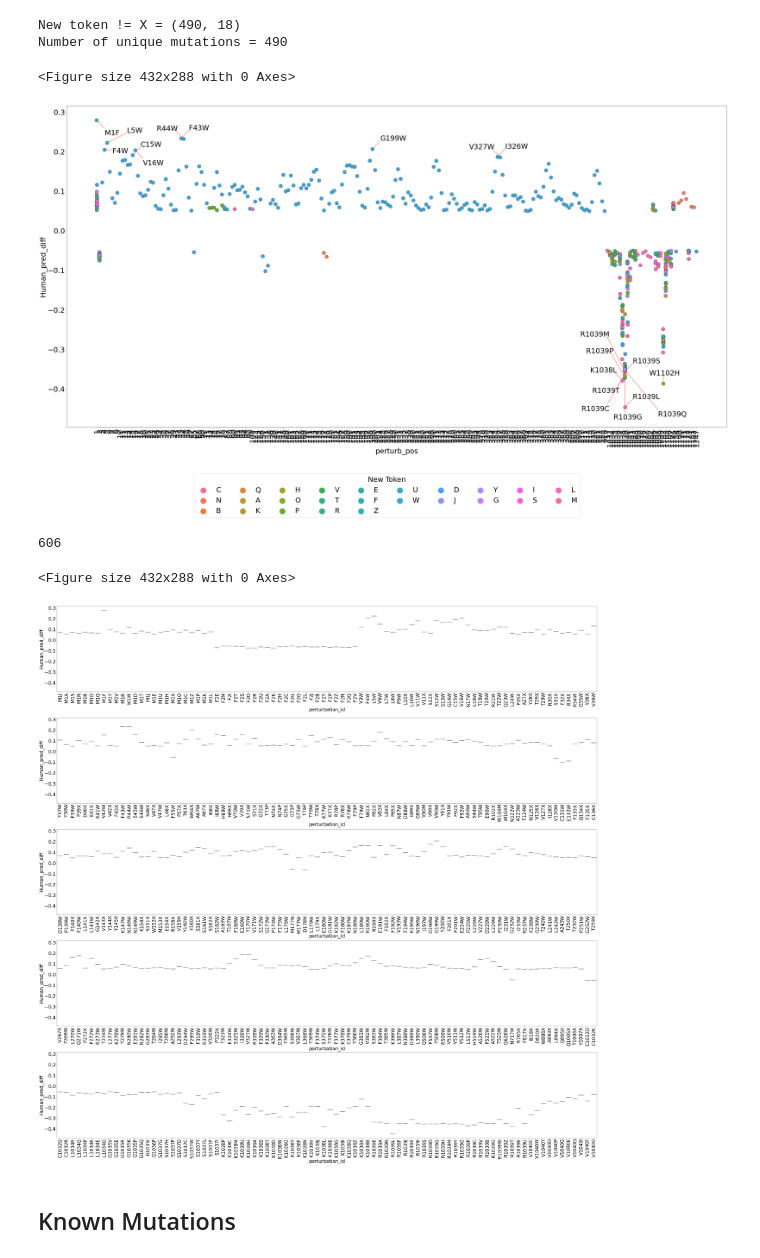
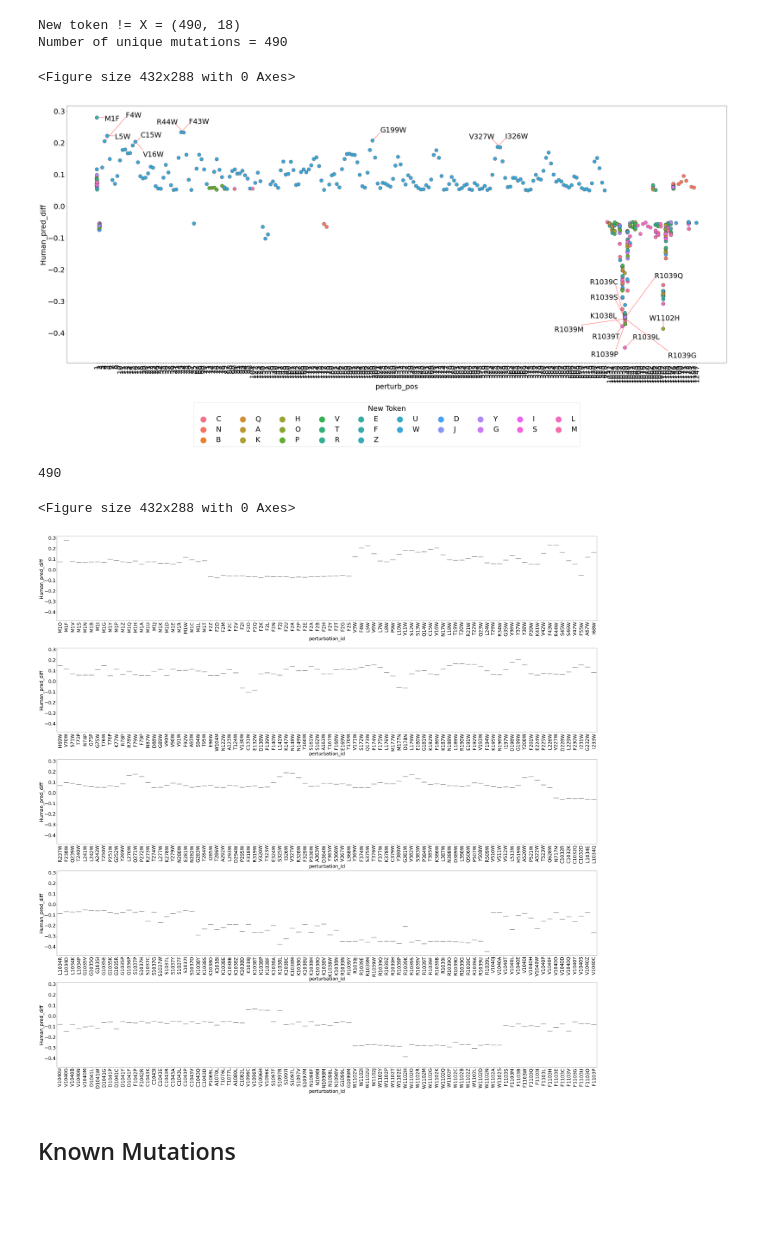
Before and after one commit to NSF-COMPASS-Center/HAVEN, a Jupyter notebook: src/jupyter_notebooks/perturbation/sars-cov-2/sarscov2-perturbation-analysis-uniref90-multi-WIV04.ipynb, the cells around one changed output. Saved outputs shown, nothing was run; the diff lists cells and outputs as text; code cells hidden in the pictures; blank space fills up the shorter version.

```diff
--- a/src/jupyter_notebooks/perturbation/sars-cov-2/sarscov2-perturbation-analysis-uniref90-multi-WIV04.ipynb
+++ b/src/jupyter_notebooks/perturbation/sars-cov-2/sarscov2-perturbation-analysis-uniref90-multi-WIV04.ipynb
@@ -35,6 +35,8 @@ classes=["Cat", "Chicken", "Chinese rufous horseshoe bat", "Ferret", "Gray wolf"
 # %%
 def get_perturbation_output(perturbation_output_filepath):
     df = pd.read_csv(perturbation_output_filepath)
+    df = df[df["orig_token"]!="X"]
+    df = df[df["new_token"]!="X"]
     orig_seq_df = df[df["orig_token"] == df["new_token"]]
     orig_pred_val = orig_seq_df[human_label].values[0]
     orig_pred_class = orig_seq_df[classes].idxmax(axis=1).values[0]
@@ -397,39 +385,39 @@ New token != X = (490, 18)
 Number of unique mutations = 490
 # %%
 plt.clf()
-plt.figure(figsize=(50, 25))
+plt.figure(figsize=(50, 20))
 plt.rcParams.update({'font.size': 30})
 plt.rcParams['xtick.labelsize'] = 30
 plt.rcParams['ytick.labelsize'] = 30
 
 ax = sns.stripplot(data=non_x_mutation_df, x="perturb_pos", y="Human_pred_diff", hue="new_token", orient="v", s=15, linewidth=1)
 ax.figure.canvas.draw()
 plt.legend(bbox_to_anchor=(.8, -0.1), borderaxespad=2.0, markerscale=4., ncol=10, title="New Token")
 ax.tick_params(axis='x', rotation=90)
 
 x_mapping = {}
 
 for i in ax.get_xticklabels():
     x_mapping[str(i.get_text())] = i.get_position()[0]
 
 text_list = list(annotate_df["perturbation_id"].values)
 x = []
 y = []
 for _, row in annotate_df.iterrows():
     x.append(x_mapping[str(row["perturb_pos"])])
     y.append(row["Human_pred_diff"])
 
 ta.allocate(ax, x, y, text_list,
             x_scatter=[x_mapping[str(i)] for i in non_x_mutation_df["perturb_pos"].values],
             y_scatter=non_x_mutation_df[pred_diff_col].values, textsize=30)
 plt.show()
 # %% [output]
 <Figure size 432x288 with 0 Axes>
-[figure, old version]
+[figure, new version]
 # %%
 cut_off_df_2["perturbation_id"].nunique()
 # %% [output]
-606
+490
 # %%
 plt.clf()
 plt.rcParams['xtick.labelsize'] = 30
@@ -451,7 +439,7 @@ plt.tight_layout(pad=.2)
 plt.show()
 # %% [output]
 <Figure size 432x288 with 0 Axes>
-[figure, old version]
+[figure, new version]
 # %% [markdown]
 ## Known Mutations
 # %%
```
Also changed, not shown: parts of 13 cells of this notebook, 4 other files.
